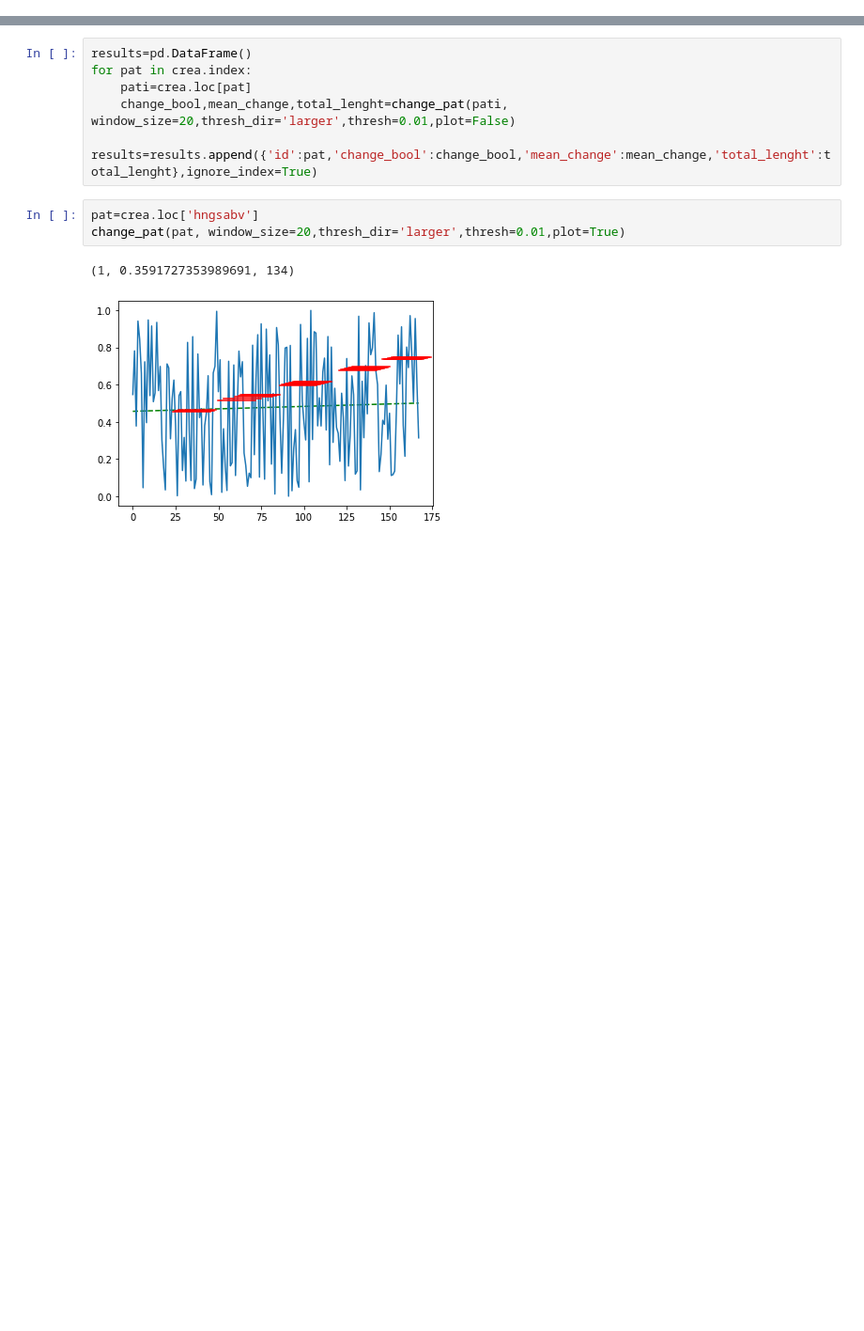
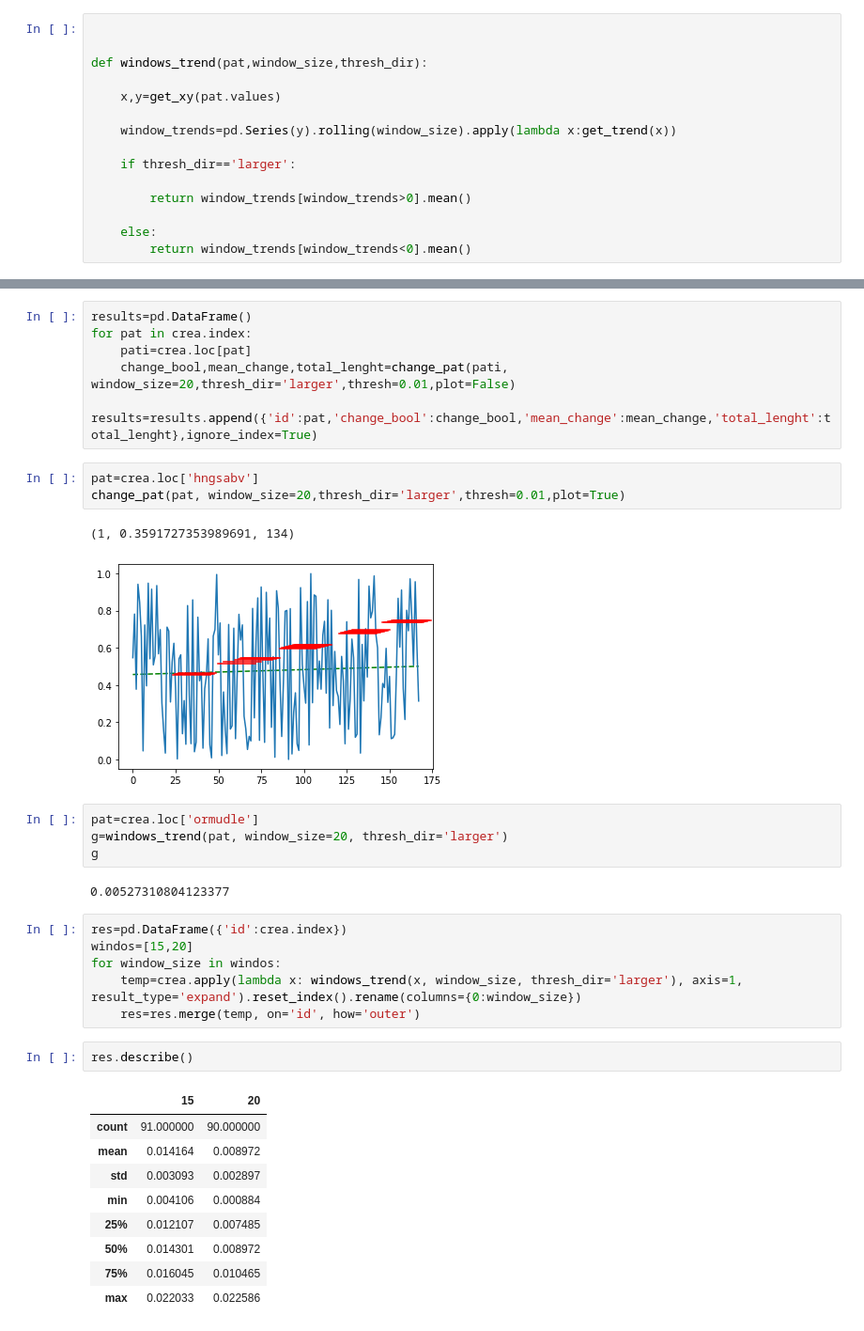
Before and after one commit to zhsegal/backup, a Jupyter notebook: master/timeseries.ipynb, the cells around one changed output, grey strips where cells are left out. Shown at 94% size. Saved outputs shown, nothing was run; the diff lists cells and outputs as text; blank space fills up the shorter version.

```diff
--- a/master/timeseries.ipynb
+++ b/master/timeseries.ipynb
@@ -102,3 +112,17 @@ def change_pat(pat,window_size,thresh_dir,thresh,plot):
         total_lenght=sum(lenghts)
         return change_bool,mean_change,total_lenght
 # %%
+
+
+def windows_trend(pat,window_size,thresh_dir):
+
+    x,y=get_xy(pat.values)
+
+    window_trends=pd.Series(y).rolling(window_size).apply(lambda x:get_trend(x))
+
+    if thresh_dir=='larger':
+
+        return window_trends[window_trends>0].mean()
+
+    else:
+        return window_trends[window_trends<0].mean()
@@ -117,3 +138,27 @@ change_pat(pat, window_size=20,thresh_dir='larger',thresh=0.01,plot=True)
 # %% [output]
 (1, 0.3591727353989691, 134)
 [figure]
+# %%
+pat=crea.loc['ormudle']
+g=windows_trend(pat, window_size=20, thresh_dir='larger')
+g
+# %% [output]
+0.00527310804123377
+# %%
+res=pd.DataFrame({'id':crea.index})
+windos=[15,20]
+for window_size in windos:
+    temp=crea.apply(lambda x: windows_trend(x, window_size, thresh_dir='larger'), axis=1, result_type='expand').reset_index().rename(columns={0:window_size})
+    res=res.merge(temp, on='id', how='outer')
+# %%
+res.describe()
+# %% [output]
+|  | 15 | 20 |
+| count | 91.000000 | 90.000000 |
+| mean | 0.014164 | 0.008972 |
+| std | 0.003093 | 0.002897 |
+| min | 0.004106 | 0.000884 |
+| 25% | 0.012107 | 0.007485 |
+| 50% | 0.014301 | 0.008972 |
+| 75% | 0.016045 | 0.010465 |
+| max | 0.022033 | 0.022586 |
```
Also changed, not shown: parts of 3 cells of this notebook, 1 other file.
